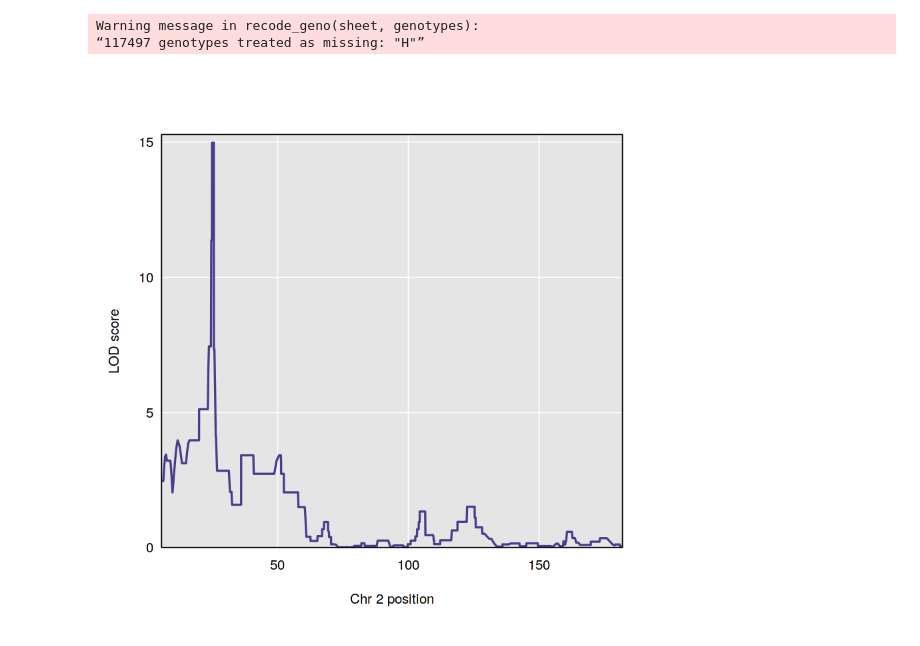
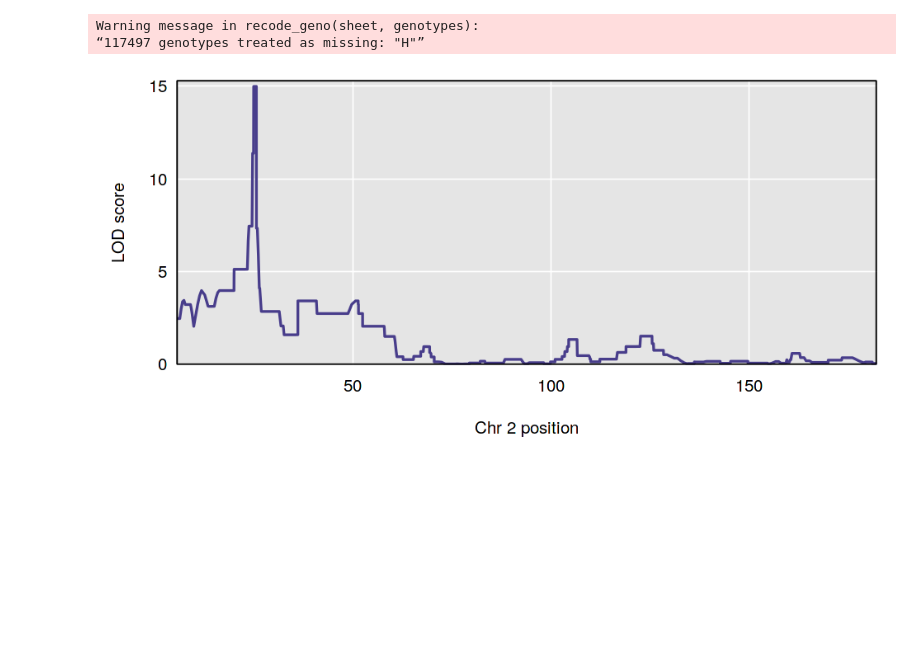
Before and after one commit to kbroman/Teaching_CTC2019, a Jupyter notebook: CTC2019_tutorial.ipynb, the cells around one changed output. Cells and saved outputs as stored; diff of their text form; code cells hidden in the pictures; blank space fills up the shorter version.

```diff
--- a/CTC2019_tutorial.ipynb
+++ b/CTC2019_tutorial.ipynb
@@ -63,10 +81,13 @@ pr <- calc_genoprob(bxd, gmap, error_prob=0.002, map_function="c-f")
 k <- calc_kinship(pr, "loco")
 # %%
 out <- scan1(pr, pheno, k)
-# %%
-plot(out, pmap, chr=2)
-# %% [output]
-[figure, removed]
+# %%
+library(repr)
+options(repr.plot.height=4, repr.plot.width=8)
+par(mar=c(5.1, 4.1, 0.6, 0.6))
+plot(out, pmap, chr=2)
+# %% [output]
+[figure, added]
 # %%
 mx <- max(out, pmap)
 # %%
```
Also changed, not shown: parts of 7 cells of this notebook.
